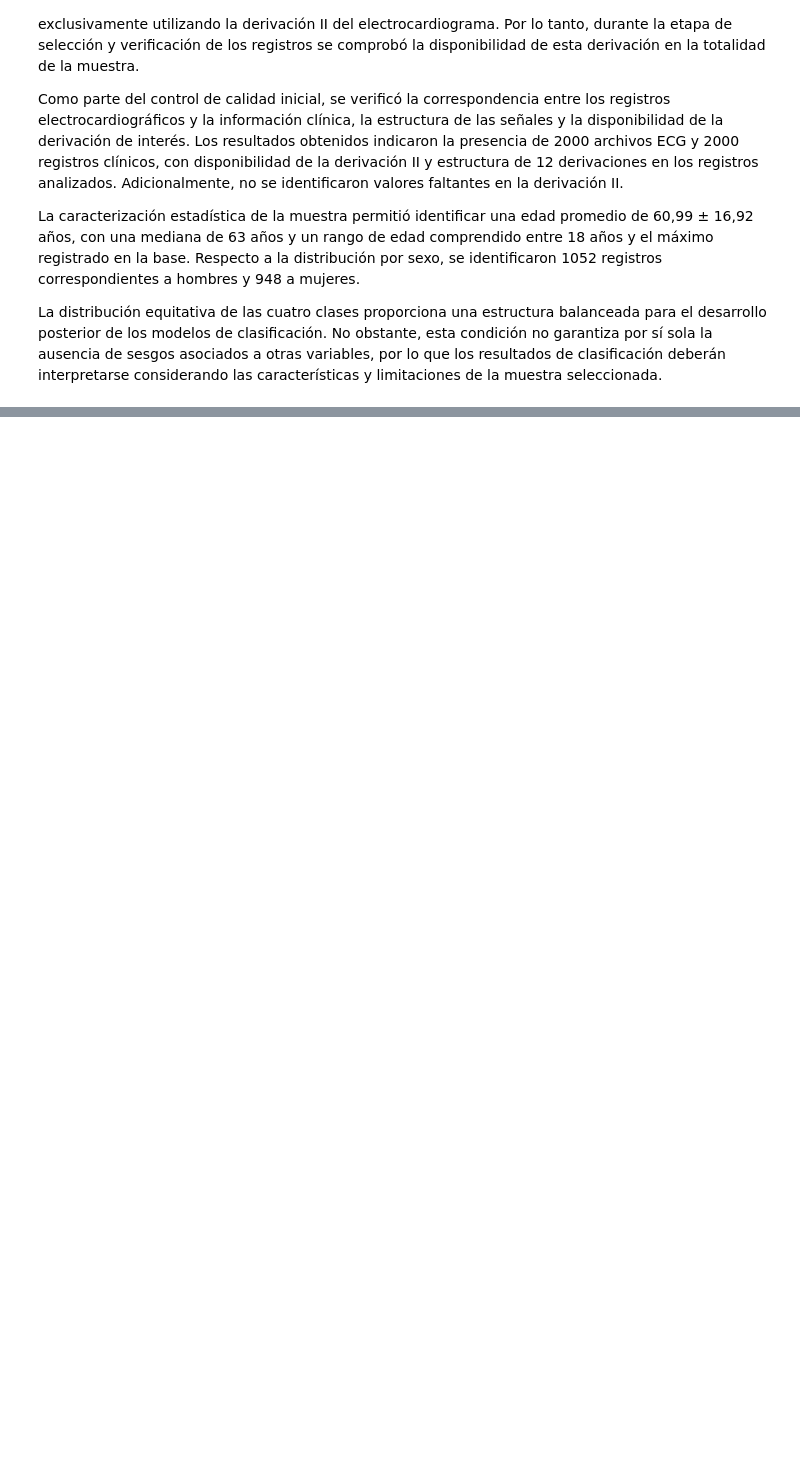
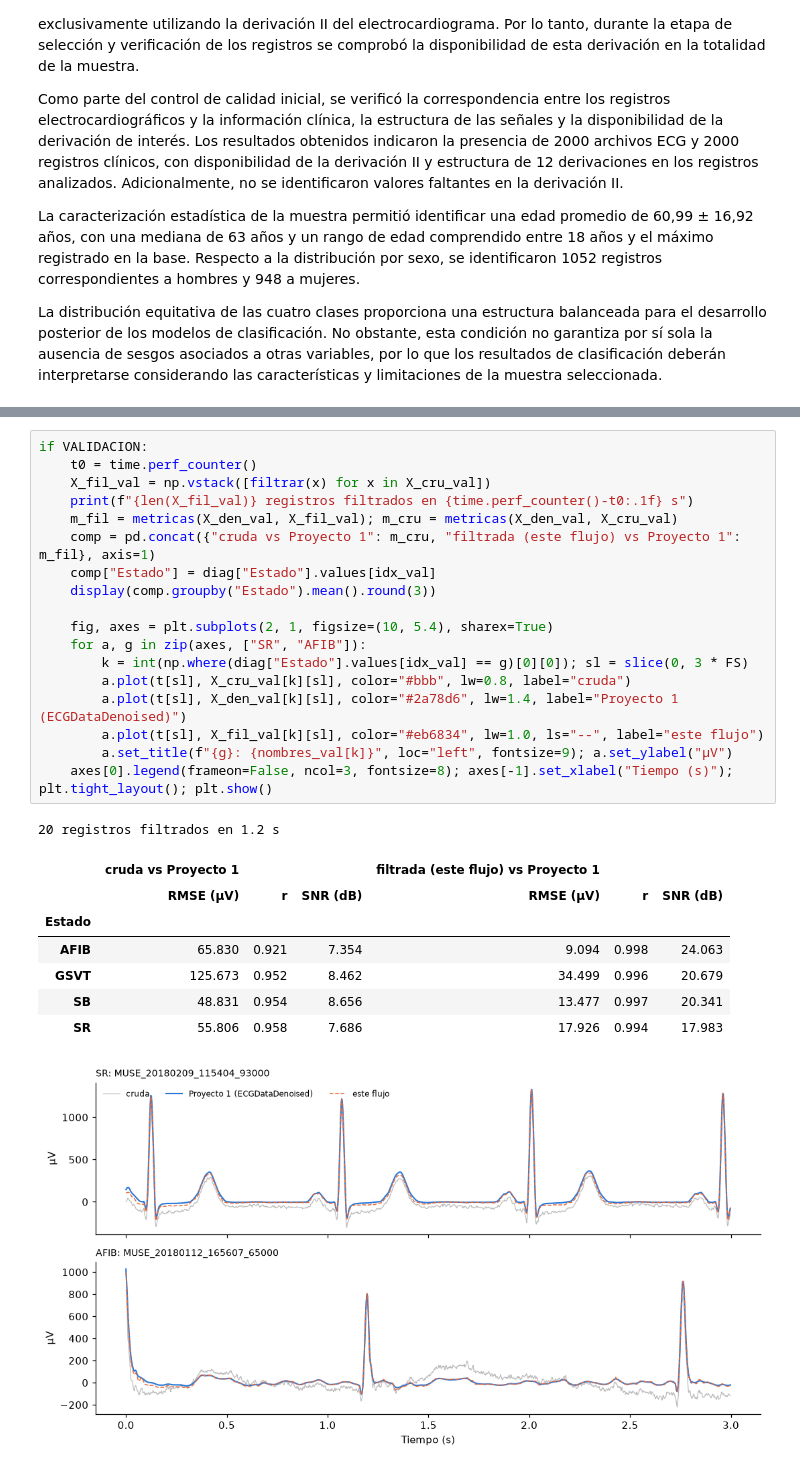
Before and after one commit to Valengaob/Biosenales20262, a Jupyter notebook: P2_ProyectoFinal/ProyectoFinal.ipynb, the cells around one changed output, grey strips where cells are left out. Cells and saved outputs as stored; diff of their text form; blank space fills up the shorter version.

```diff
--- a/P2_ProyectoFinal/ProyectoFinal.ipynb
+++ b/P2_ProyectoFinal/ProyectoFinal.ipynb
@@ -1622,0 +416,28 @@ plt.show()
+# %%
+if VALIDACION:
+    t0 = time.perf_counter()
+    X_fil_val = np.vstack([filtrar(x) for x in X_cru_val])
+    print(f"{len(X_fil_val)} registros filtrados en {time.perf_counter()-t0:.1f} s")
+    m_fil = metricas(X_den_val, X_fil_val); m_cru = metricas(X_den_val, X_cru_val)
+    comp = pd.concat({"cruda vs Proyecto 1": m_cru, "filtrada (este flujo) vs Proyecto 1": m_fil}, axis=1)
+    comp["Estado"] = diag["Estado"].values[idx_val]
+    display(comp.groupby("Estado").mean().round(3))
+
+    fig, axes = plt.subplots(2, 1, figsize=(10, 5.4), sharex=True)
+    for a, g in zip(axes, ["SR", "AFIB"]):
+        k = int(np.where(diag["Estado"].values[idx_val] == g)[0][0]); sl = slice(0, 3 * FS)
+        a.plot(t[sl], X_cru_val[k][sl], color="#bbb", lw=0.8, label="cruda")
+        a.plot(t[sl], X_den_val[k][sl], color="#2a78d6", lw=1.4, label="Proyecto 1 (ECGDataDenoised)")
+        a.plot(t[sl], X_fil_val[k][sl], color="#eb6834", lw=1.0, ls="--", label="este flujo")
+        a.set_title(f"{g}: {nombres_val[k]}", loc="left", fontsize=9); a.set_ylabel("µV")
+    axes[0].legend(frameon=False, ncol=3, fontsize=8); axes[-1].set_xlabel("Tiempo (s)"); plt.tight_layout(); plt.show()
+# %% [output]
+20 registros filtrados en 1.2 s
+|  | cruda vs Proyecto 1 |  |  | filtrada (este flujo) vs Proyecto 1 |  |  |
+|  | RMSE (µV) | r | SNR (dB) | RMSE (µV) | r | SNR (dB) |
+| Estado |  |  |  |  |  |  |
+| AFIB | 65.830 | 0.921 | 7.354 | 9.094 | 0.998 | 24.063 |
+| GSVT | 125.673 | 0.952 | 8.462 | 34.499 | 0.996 | 20.679 |
+| SB | 48.831 | 0.954 | 8.656 | 13.477 | 0.997 | 20.341 |
+| SR | 55.806 | 0.958 | 7.686 | 17.926 | 0.994 | 17.983 |
+[figure, added]
```
Also changed, not shown: parts of 41 cells of this notebook.
